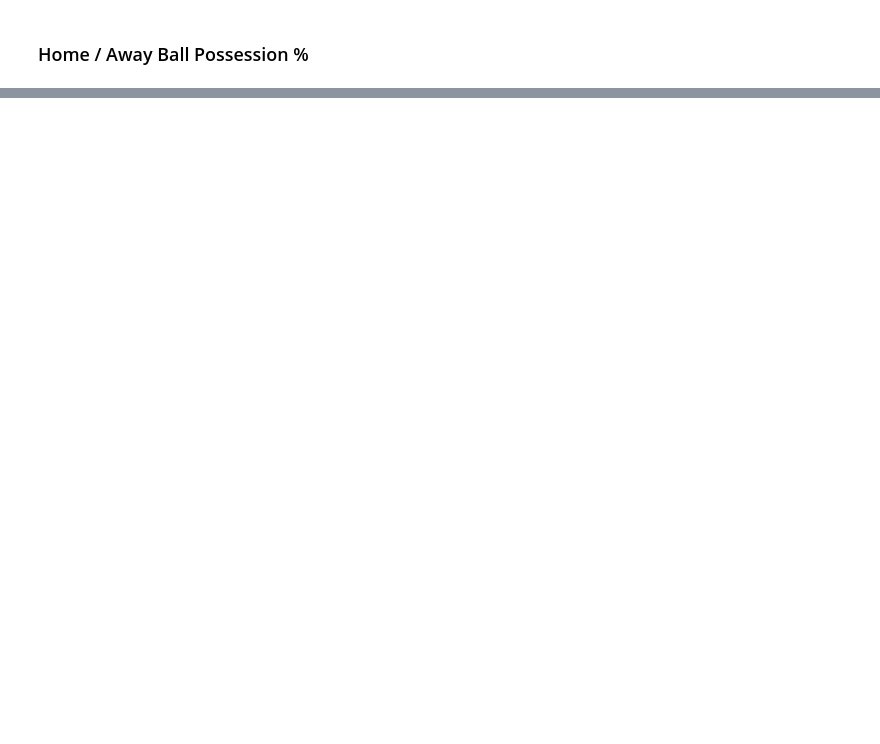
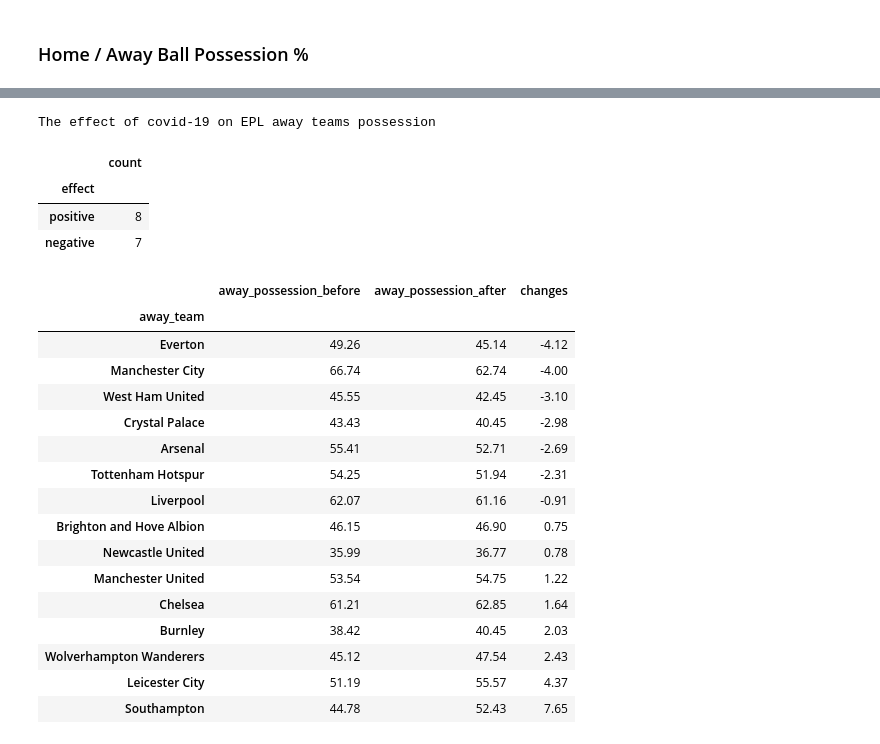
Before and after one commit to juanliong14/epl_data_analysis, a Jupyter notebook: epl_data_analysis.ipynb, the cells around one changed output, grey strips where cells are left out. Cells and saved outputs as stored; diff of their text form; code cells hidden in the pictures; blank space fills up the shorter version.

```diff
--- a/epl_data_analysis.ipynb
+++ b/epl_data_analysis.ipynb
@@ -196,0 +245,19 @@ The analysis will only observe the teams which had participated in all 3 seasons
+# %%
+def evaluate_stats(df,negative_changes=True):
+    #evaluate changes
+    ev = df.copy()
+
+    if negative_changes == True:
+
+        ev.loc[ev['changes']>0,'effect'] = 'positive'
+        ev.loc[ev['changes']<0,'effect'] = 'negative'
+        ev.loc[ev['changes']==0,'effect'] = 'not affected'
+
+    else:
+
+        ev.loc[ev['changes']<0,'effect'] = 'positive'
+        ev.loc[ev['changes']>0,'effect'] = 'negative'
+        ev.loc[ev['changes']==0,'effect'] = 'not affected'
+
+    evaluation = ev.value_counts('effect').to_frame(name='count')
+    return evaluation
@@ -208,18 +376,25 @@ filtered_teams
 # %%
-#home possession before and after covid
-h_pos = pd.DataFrame()
-h_pos['home_possession_before'] = epl_data.loc[epl_data['covid19']=='before'].groupby('home_team')\
-                                        ['home_possession'].mean()
-h_pos['home_possession_after'] = epl_data.loc[epl_data['covid19']=='after'].groupby('home_team')\
-                                        ['home_possession'].mean()
-h_pos['home_possession_changes'] = h_pos['home_possession_after']-h_pos['home_possession_before']
-
-#drop na values, which eliminates teams that did not play in both before and after covid19
-#h_pos.dropna(inplace=True)
-
-#define covid19 effect on home possession
-h_pos.loc[h_pos['home_possession_changes']>0,'effect'] = 'positive'
-h_pos.loc[h_pos['home_possession_changes']<0,'effect'] = 'negative'
-h_pos.loc[h_pos['home_possession_changes']==0,'effect'] = 'not affected'
-
-h_pos.sort_values('home_possession_changes',ascending=True)
+get_away_stats('possession')
+# %% [output]
+The effect of covid-19 on EPL away teams possession
+|  | count |
+| effect |  |
+| positive | 8 |
+| negative | 7 |
+|  | away_possession_before | away_possession_after | changes |
+| away_team |  |  |  |
+| Everton | 49.26 | 45.14 | -4.12 |
+| Manchester City | 66.74 | 62.74 | -4.00 |
+| West Ham United | 45.55 | 42.45 | -3.10 |
+| Crystal Palace | 43.43 | 40.45 | -2.98 |
+| Arsenal | 55.41 | 52.71 | -2.69 |
+| Tottenham Hotspur | 54.25 | 51.94 | -2.31 |
+| Liverpool | 62.07 | 61.16 | -0.91 |
+| Brighton and Hove Albion | 46.15 | 46.90 | 0.75 |
+| Newcastle United | 35.99 | 36.77 | 0.78 |
+| Manchester United | 53.54 | 54.75 | 1.22 |
+| Chelsea | 61.21 | 62.85 | 1.64 |
+| Burnley | 38.42 | 40.45 | 2.03 |
+| Wolverhampton Wanderers | 45.12 | 47.54 | 2.43 |
+| Leicester City | 51.19 | 55.57 | 4.37 |
+| Southampton | 44.78 | 52.43 | 7.65 |
```
Also changed, not shown: parts of 24 cells of this notebook.
